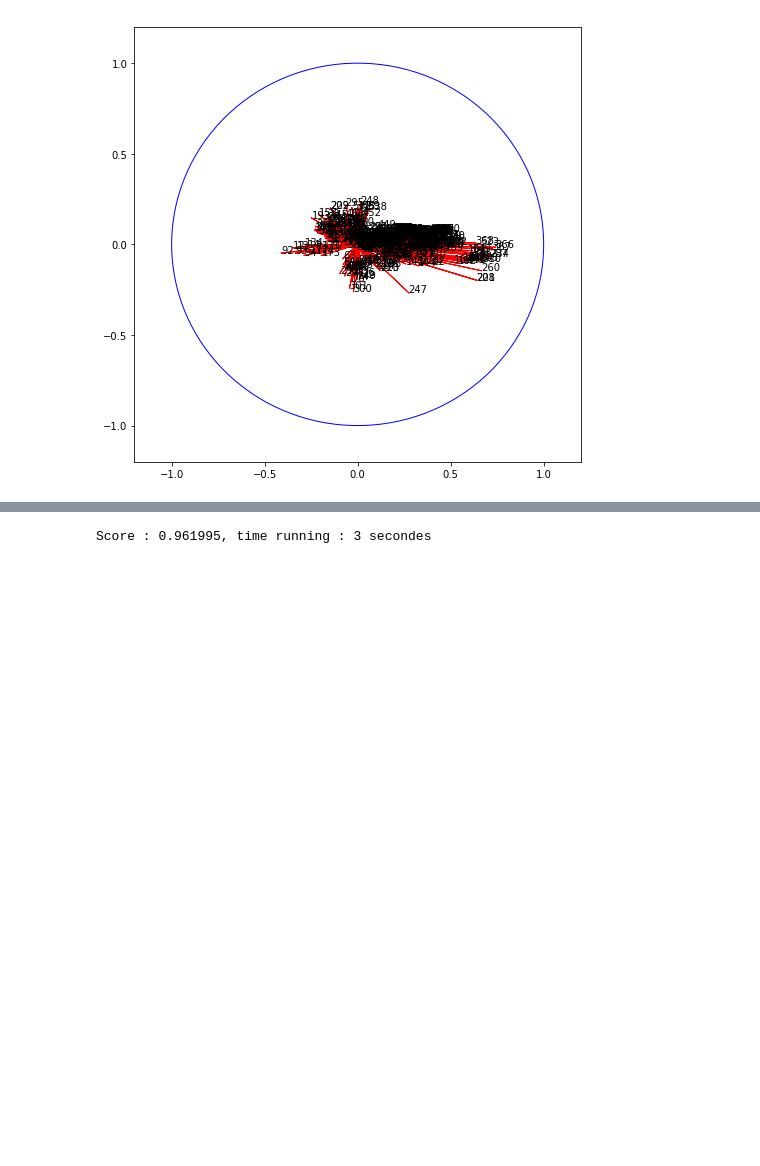
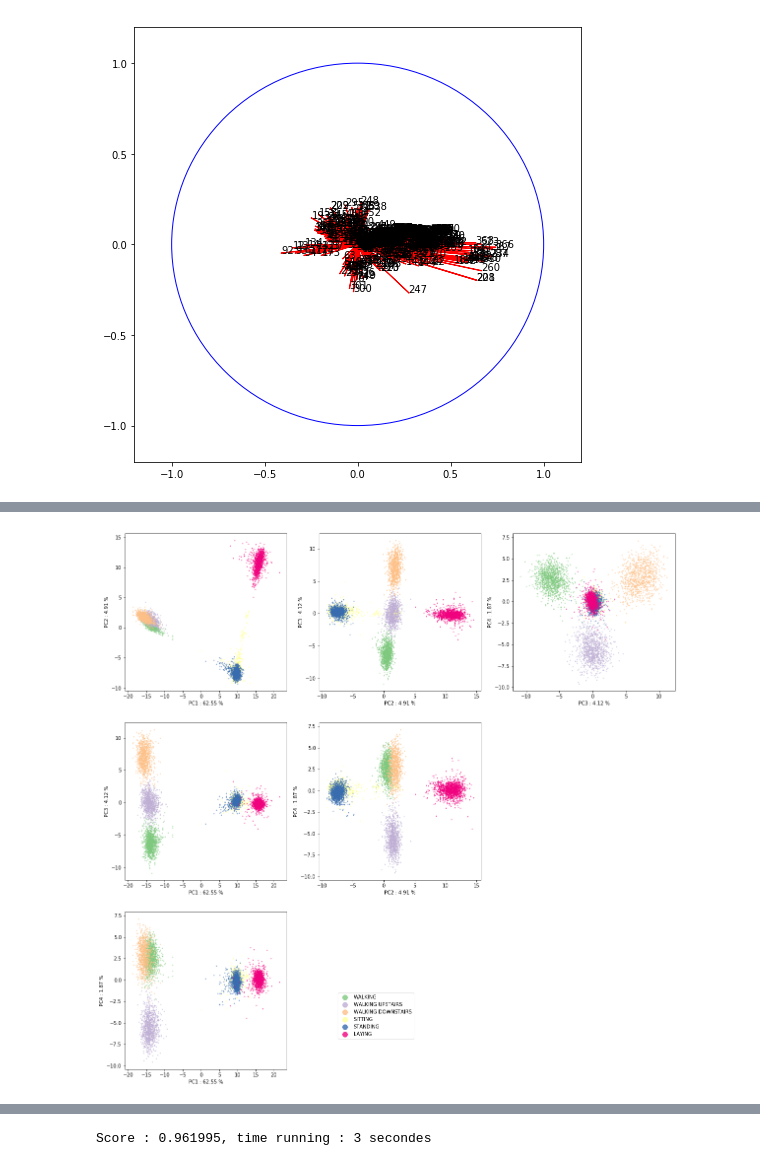
Before and after one commit to eva0marques/Human-recognition-activity-project, a Jupyter notebook: Atelier-HAR-metier-python.ipynb, the cells around one changed output, grey strips where cells are left out. Cells and saved outputs as stored; diff of their text form; code cells hidden in the pictures; blank space fills up the shorter version.

```diff
--- a/Atelier-HAR-metier-python.ipynb
+++ b/Atelier-HAR-metier-python.ipynb
@@ -184,0 +224,15 @@ plt.show()
+# %%
+from sklearn.discriminant_analysis import LinearDiscriminantAnalysis
+method = LinearDiscriminantAnalysis()
+lda=method.fit(Xtrain,ytrain)
+X_r=lda.transform(Xtrain)
+
+fig = plt.figure(figsize= (20,20))
+count = 0
+for nbc, nbc2,count in [(1,2,1), (2,3,2), (3,4,3), (1,3,4), (2,4,5), (1,4,7)] :
+    ax = fig.add_subplot(3,3,count)
+    plot_pca(X_r, fig,ax,nbc,nbc2)
+plt.legend(loc='upper right', bbox_to_anchor=(1.8, 0.5), markerscale=10)
+plt.show()
+# %% [output]
+[figure, added]
```
Also changed, not shown: parts of 36 cells of this notebook.
